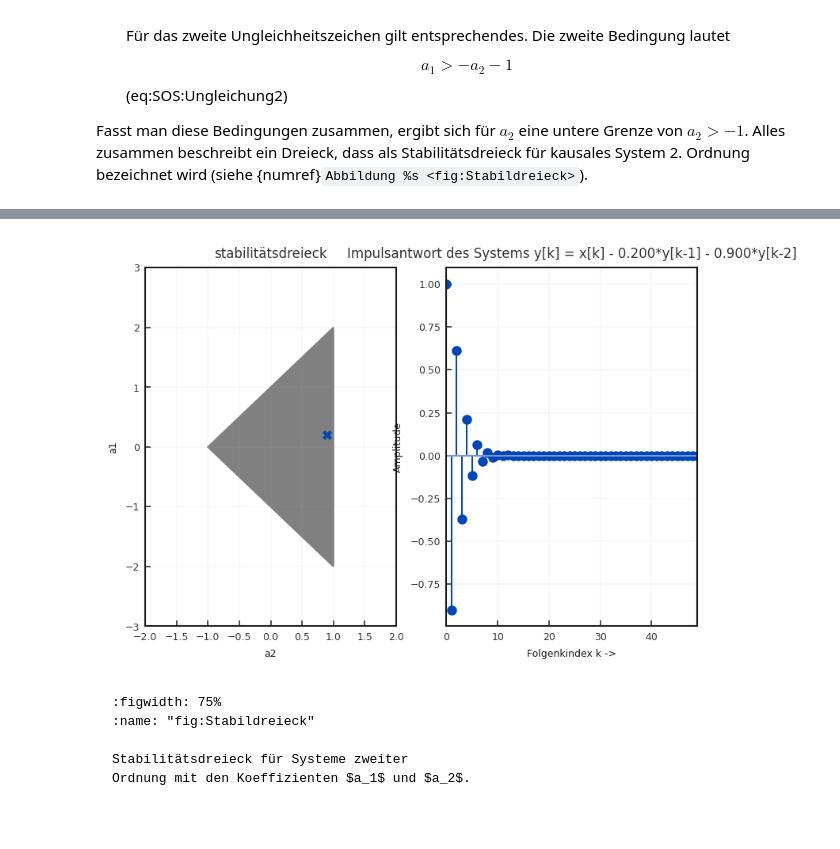
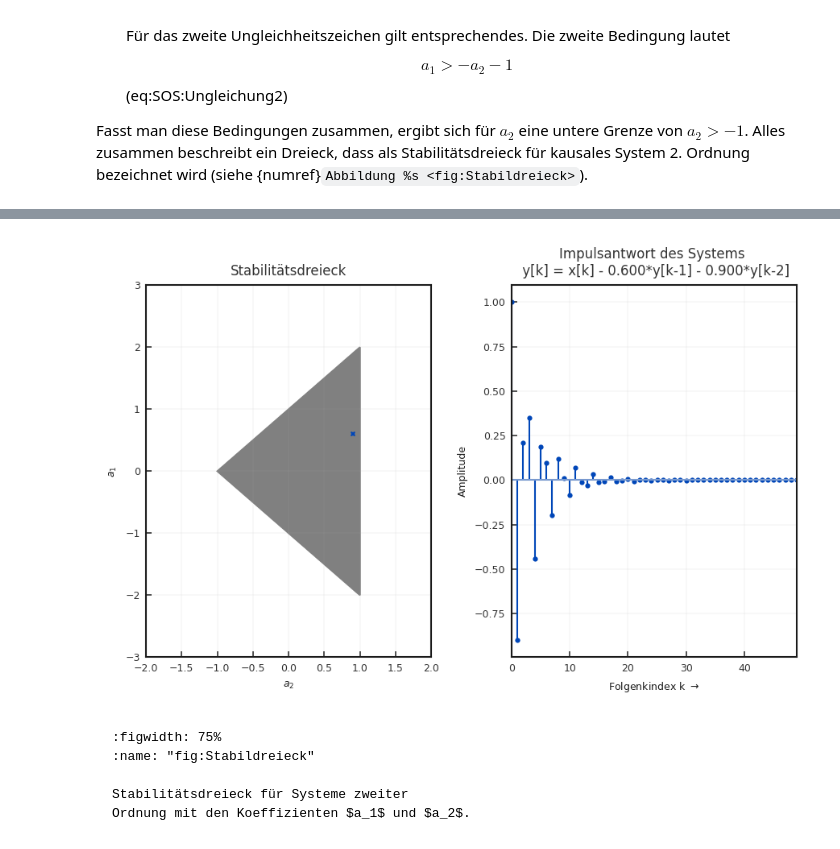
Before and after one commit to JoergBitzer/Signalverarbeitung_Vorlesungsskript, a Jupyter notebook: _sources/ztrafo.ipynb, the cells around one changed output, grey strips where cells are left out. Saved outputs shown, nothing was run; the diff lists cells and outputs as text; code cells hidden in the pictures.

````diff
--- a/_sources/ztrafo.ipynb
+++ b/_sources/ztrafo.ipynb
@@ -879,12 +799,13 @@ def onclick(event):
 
 theta = numpy.linspace(0, 2*numpy.pi, 100)
 circle = numpy.exp(1j*theta)
-pole = 0.8+0.2j
+pole = 0.8560 + 0.2781j
 
 fig = pyplot.figure()
 
 # Pole-Zero Plot
 ax_pz = fig.add_subplot(121)
+ax_pz.axis('equal')
 ax_pz.set(xlabel=r'Realteil', ylabel=r'Imaginärteil', title='Pol-Nullstellen-Plan', xlim=[-1.5, 1.5], ylim=[-1.5, 1.5])
 ax_pz.plot(circle.real, circle.imag)
 ax_pz.plot([pole.real, pole.real], [pole.imag, -pole.imag], marker='X', linestyle='none', color='blue')
@@ -896,7 +817,7 @@ y = impulse(num_samples, pole)
 # Impulse Plot
 ax_imp = fig.add_subplot(122)
 ax_imp.stem(y, use_line_collection=True)
-ax_imp.set(xlabel='Folgenkindex k ->', ylabel='Amplitude', title='Impulsantwort des Systems', xlim=[0, num_samples-1])
+ax_imp.set(xlabel=r'Folgenkindex $k \rightarrow$ ', ylabel='Amplitude', title='Impulsantwort des Systems', xlim=[0, num_samples-1])
 
 cid = fig.canvas.mpl_connect('button_press_event', onclick)
 
@@ -1089,37 +1013,38 @@ def onclick(event):
     ax_impuls.stem(y, use_line_collection=True)
     ax_impuls.set(xlabel='Folgenkindex k ->', ylabel='Amplitude', title=f'Impulsantwort des Systems y[k] = x[k] - {a1:.3f}*y[k-1] - {a2:.3f}*y[k-2]', xlim=[0, num_samples-1], ylim=[-y.max(), y.max()])
     pyplot.draw()
     fig.canvas.draw_idle()
 
 # creates triangle
 edges = numpy.array([[-1, 0],[1, -2],[1, 2]])
 triangle = pyplot.Polygon(edges[:], color='grey')
 
 # coefficient values
-a1 = 0.2
+a1 = 0.6
 a2 = 0.9
 
 # subplot figure
 fig, (ax_stab, ax_impuls) = pyplot.subplots(1, 2)
 
 # Stability Plot
 ax_stab.add_patch(triangle)
-ax_stab.set(xlabel='a2', ylabel='a1', title='stabilitätsdreieck', xlim=[-2, 2], ylim=[-3, 3])
+ax_stab.set(xlabel=r'$a_2$', ylabel=r'$a_1$', title='Stabilitätsdreieck', xlim=[-2, 2], ylim=[-3, 3])
 ax_stab.plot(a2, a1, 'X')
 
 # Impulse Plot
 num_samples = 50
 y = impulse(num_samples, a1, a2)
 ax_impuls.stem(y, use_line_collection=True)
-ax_impuls.set(xlabel='Folgenkindex k ->', ylabel='Amplitude', title=f'Impulsantwort des Systems y[k] = x[k] - {a1:.3f}*y[k-1] - {a2:.3f}*y[k-2]', xlim=[0, num_samples-1])
+ax_impuls.set(xlabel=r'Folgenkindex k $\rightarrow$', ylabel='Amplitude', title=f'Impulsantwort des Systems \n y[k] = x[k] - {a1:.3f}*y[k-1] - {a2:.3f}*y[k-2]', xlim=[0, num_samples-1])
 
 # Execute onclick when button is pressed
 cid = fig.canvas.mpl_connect('button_press_event', onclick)
+pyplot.tight_layout()
 
 glue("Stabildreieck", fig, display=False)
 # %% [output]
 [interactive output not drawn]
-[figure, old version]
+[figure, new version]
 # %% [markdown]
 ```{glue:figure} Stabildreieck
 :figwidth: 75%
````
Also changed, not shown: parts of 13 cells of this notebook, 22 other files.
